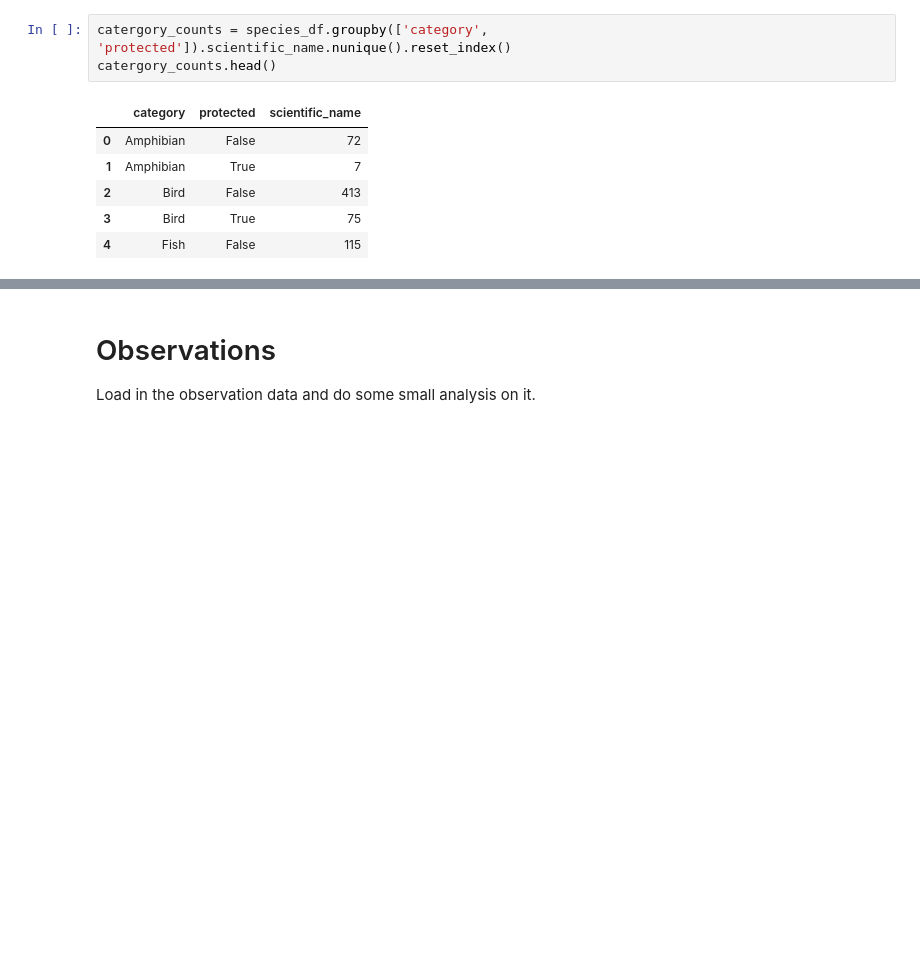
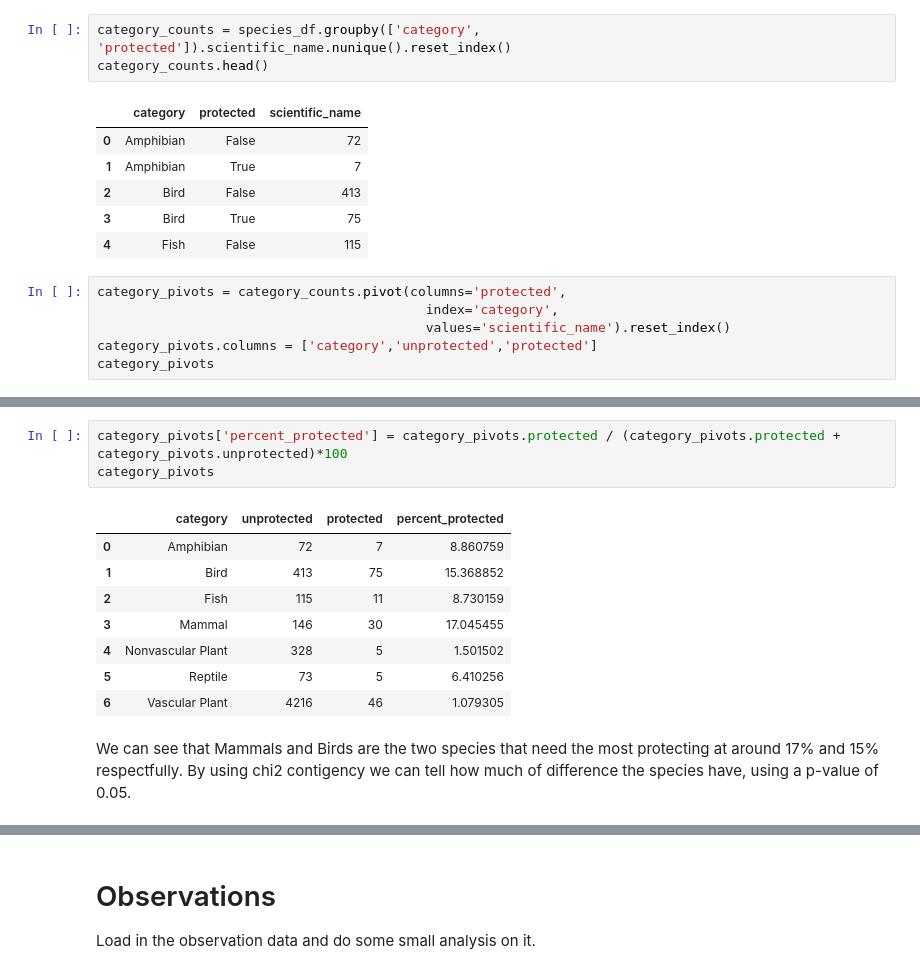
Before and after one commit to nlicari1/Portfolio-Projects, a Jupyter notebook: Biodiversity in National Parks/biodiversity-starter/biodiversity_starter/biodiversity.ipynb, the cells around one changed output, grey strips where cells are left out. Saved outputs shown, nothing was run; the diff lists cells and outputs as text; blank space fills up the shorter version.

```diff
--- a/Biodiversity in National Parks/biodiversity-starter/biodiversity_starter/biodiversity.ipynb
+++ b/Biodiversity in National Parks/biodiversity-starter/biodiversity_starter/biodiversity.ipynb
@@ -104,8 +104,8 @@ What animals are more inclined to be endangered?
 # %%
 species_df['protected'] = species_df.conservation_status != 'Unthreatened'
 # %%
-catergory_counts = species_df.groupby(['category', 'protected']).scientific_name.nunique().reset_index()
-catergory_counts.head()
+category_counts = species_df.groupby(['category', 'protected']).scientific_name.nunique().reset_index()
+category_counts.head()
 # %% [output]
 |  | category | protected | scientific_name |
 | 0 | Amphibian | False | 72 |
@@ -113,3 +113,9 @@ catergory_counts.head()
 | 2 | Bird | False | 413 |
 | 3 | Bird | True | 75 |
 | 4 | Fish | False | 115 |
+# %%
+category_pivots = category_counts.pivot(columns='protected',
+                                          index='category',
+                                          values='scientific_name').reset_index()
+category_pivots.columns = ['category','unprotected','protected']
+category_pivots
@@ -115,0 +131,15 @@ catergory_counts.head()
+# %%
+category_pivots['percent_protected'] = category_pivots.protected / (category_pivots.protected + category_pivots.unprotected)*100
+category_pivots
+# %% [output]
+|  | category | unprotected | protected | percent_protected |
+| 0 | Amphibian | 72 | 7 | 8.860759 |
+| 1 | Bird | 413 | 75 | 15.368852 |
+| 2 | Fish | 115 | 11 | 8.730159 |
+| 3 | Mammal | 146 | 30 | 17.045455 |
+| 4 | Nonvascular Plant | 328 | 5 | 1.501502 |
+| 5 | Reptile | 73 | 5 | 6.410256 |
+| 6 | Vascular Plant | 4216 | 46 | 1.079305 |
+# %% [markdown]
+We can see that Mammals and Birds are the two species that need the most protecting at around 17% and 15% respectfully.
+By using chi2 contigency we can tell how much of difference the species have, using a p-value of 0.05.
```
Also changed, not shown: parts of 9 cells of this notebook.
